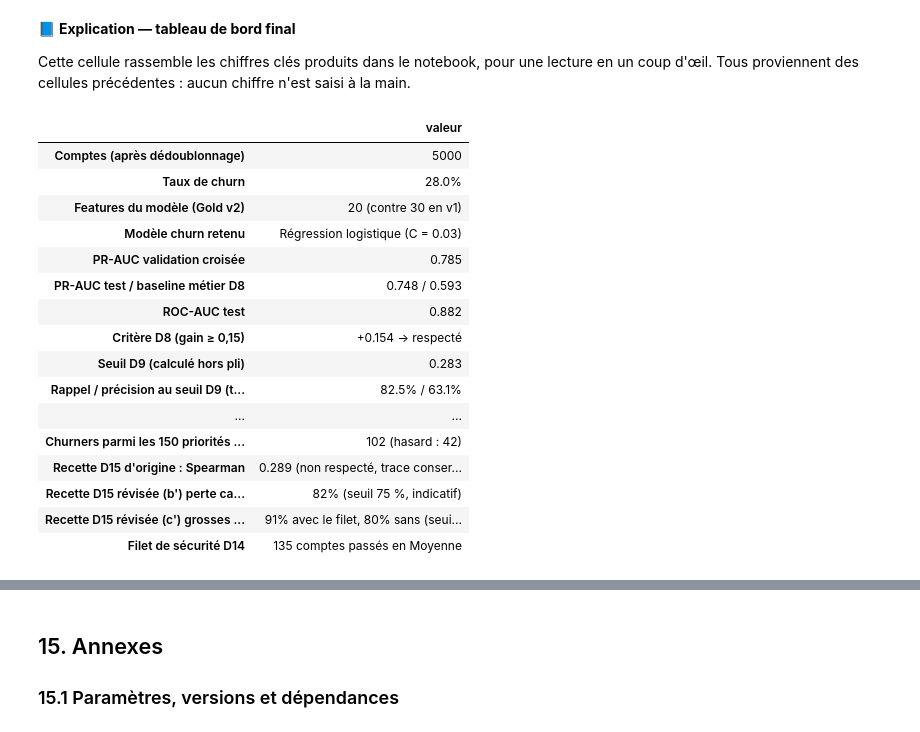
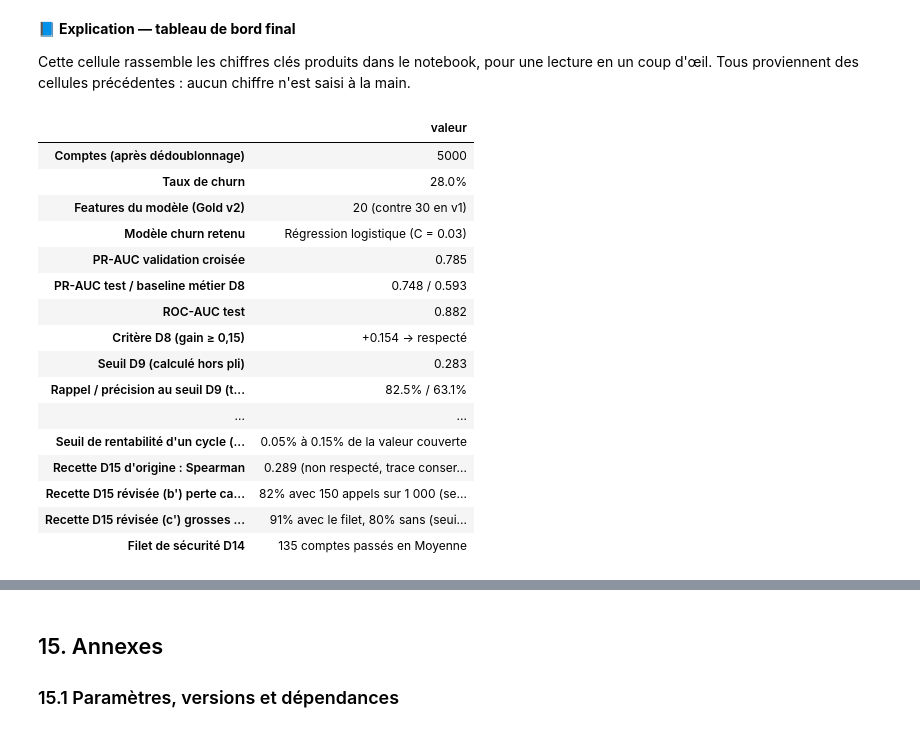
Before and after one commit to guillaumesaidani-coder/churn_saas, a Jupyter notebook: reports/notebooks/notebook_certifiant_churn_saas.ipynb, the cells around one changed output, grey strips where cells are left out. Saved outputs shown, nothing was run; the diff lists cells and outputs as text; code cells hidden in the pictures.

```diff
--- a/reports/notebooks/notebook_certifiant_churn_saas.ipynb
+++ b/reports/notebooks/notebook_certifiant_churn_saas.ipynb
@@ -2284,0 +2354,27 @@ display(pd.DataFrame(lignes_poids).set_index("modèle").round(3))
+# %%
+from sklearn.model_selection import GridSearchCV
+
+grilles_arbres = {
+    "Forêt aléatoire": (
+        pipeline_modele(RandomForestClassifier(n_estimators=300, random_state=RANDOM_STATE, n_jobs=-1), standardiser=False),
+        {"modele__max_depth": [None, 8], "modele__min_samples_leaf": [2, 10], "modele__max_features": ["sqrt", 0.5]}),
+    "Gradient boosting": (
+        pipeline_modele(HistGradientBoostingClassifier(max_iter=400, early_stopping=True, random_state=RANDOM_STATE),
+                        standardiser=False),
+        {"modele__learning_rate": [0.03, 0.1], "modele__max_leaf_nodes": [8, 31],
+         "modele__min_samples_leaf": [20, 60], "modele__l2_regularization": [0.0, 1.0]}),
+}
+lignes_reglage = []
+for nom, (pipe, grille_arbre) in grilles_arbres.items():
+    recherche = GridSearchCV(pipe, grille_arbre, scoring="average_precision", cv=cv).fit(X_train, y_train)
+    lignes_reglage.append({
+        "famille": f"{nom}, réglé", "pr_auc": recherche.best_score_,
+        "pr_auc_std": recherche.cv_results_["std_test_score"][recherche.best_index_],
+        "combinaisons essayées": len(recherche.cv_results_["params"]),
+        "réglage retenu": ", ".join(f"{k.split('__')[1]}={v}" for k, v in recherche.best_params_.items())})
+reglage_arbres = pd.DataFrame(lignes_reglage).set_index("famille")
+display(reglage_arbres.round(3))
+pr_auc_logistique = comparaison.set_index("modèle").loc["Régression logistique", "pr_auc"]
+for famille, ligne in reglage_arbres.iterrows():
+    print(f"{famille} : {ligne['pr_auc']:.3f} ± {ligne['pr_auc_std']:.3f}, contre {pr_auc_logistique:.3f} "
+          f"pour la régression logistique (écart {ligne['pr_auc'] - pr_auc_logistique:+.3f})")
@@ -4686,37 +5255,41 @@ bilan = pd.Series({
     "Features du modèle (Gold v2)": f"{len(FEATURES_V2)} (contre 30 en v1)",
     "Modèle churn retenu": f"{MODELE_RETENU} (C = {C_RETENU})",
     "PR-AUC validation croisée": f"{grille.best_score_:.3f}",
     "PR-AUC test / baseline métier D8": f"{metriques_test['pr_auc']:.3f} / {metriques_test['pr_auc_baseline_metier_D8']:.3f}",
     "ROC-AUC test": f"{metriques_test['roc_auc']:.3f}",
     "Critère D8 (gain ≥ 0,15)": f"{metriques_test['gain_pr_auc_vs_D8']:+.3f} -> {'respecté' if metriques_test['critere_D8_respecte'] else 'non respecté'}",
     "Seuil D9 (calculé hors pli)": f"{SEUIL_D9:.3f}",
     "Rappel / précision au seuil D9 (test)": f"{metriques_test['rappel_seuil_D9']:.1%} / {metriques_test['precision_seuil_D9']:.1%}",
     "Calibration (Brier test / référence)": f"{brier:.3f} / {brier_reference:.3f}",
     "Modèle CLV retenu": f"{MODELE_CLV_RETENU}",
     "CLV : R² log / erreur relative médiane": f"{metriques_clv['r2_log']:.3f} / {metriques_clv['erreur_relative_mediane']:.0%}",
+    "Gain de PR-AUC sur la règle D8, IC 95 % (test)": f"{ic_d8[0]:+.3f} à {ic_d8[1]:+.3f}",
     "Churners parmi les 150 priorités Hautes": f"{int(haute['churn'].sum())} (hasard : {CAPACITE_CSM_D10 * y_test.mean():.0f})",
+    "Perte captée, échelle de la production (30 appels sur 1 000, test)": f"{capte_production:.0%} (oracle : {oracle_production:.0%})",
+    "Perte captée hors pli à 3 % (train) : règle D14 / sans filtre D9": f"{capte_3pc:.0%} / {sans_filtre_3pc:.0%} (oracle : {oracle_3pc:.0%})",
+    "Seuil de rentabilité d'un cycle (coûts complets, H07)": f"{roi_cycle['seuil de rentabilité'].min():.2%} à {roi_cycle['seuil de rentabilité'].max():.2%} de la valeur couverte",
     "Recette D15 d'origine : Spearman": f"{rho:.3f} (non respecté, trace conservée)",
-    "Recette D15 révisée (b') perte captée par la Haute": f"{capture_haute:.0%} (seuil 75 %, indicatif)",
+    "Recette D15 révisée (b') perte captée par la Haute": f"{capture_haute:.0%} avec 150 appels sur 1 000 (seuil 75 %, inatteignable à 3 %, §12.4)",
     "Recette D15 révisée (c') grosses pertes couvertes": f"{couverture_avec:.0%} avec le filet, {couverture_sans:.0%} sans (seuil 85 %, indicatif)",
     "Filet de sécurité D14": f"{n_filet} comptes passés en Moyenne",
 }, name="valeur")
 display(bilan.to_frame())
 # %% [output]
 |  | valeur |
 | Comptes (après dédoublonnage) | 5000 |
 | Taux de churn | 28.0% |
 | Features du modèle (Gold v2) | 20 (contre 30 en v1) |
 | Modèle churn retenu | Régression logistique (C = 0.03) |
 | PR-AUC validation croisée | 0.785 |
 | PR-AUC test / baseline métier D8 | 0.748 / 0.593 |
 | ROC-AUC test | 0.882 |
 | Critère D8 (gain ≥ 0,15) | +0.154 -> respecté |
 | Seuil D9 (calculé hors pli) | 0.283 |
 | Rappel / précision au seuil D9 (t... | 82.5% / 63.1% |
 | ... | ... |
-| Churners parmi les 150 priorités ... | 102 (hasard : 42) |
+| Seuil de rentabilité d'un cycle (... | 0.05% à 0.15% de la valeur couverte |
 | Recette D15 d'origine : Spearman | 0.289 (non respecté, trace conser... |
-| Recette D15 révisée (b') perte ca... | 82% (seuil 75 %, indicatif) |
+| Recette D15 révisée (b') perte ca... | 82% avec 150 appels sur 1 000 (se... |
 | Recette D15 révisée (c') grosses ... | 91% avec le filet, 80% sans (seui... |
 | Filet de sécurité D14 | 135 comptes passés en Moyenne |
 # %% [markdown]
```
Also changed, not shown: parts of 50 cells of this notebook, 5 other files.
